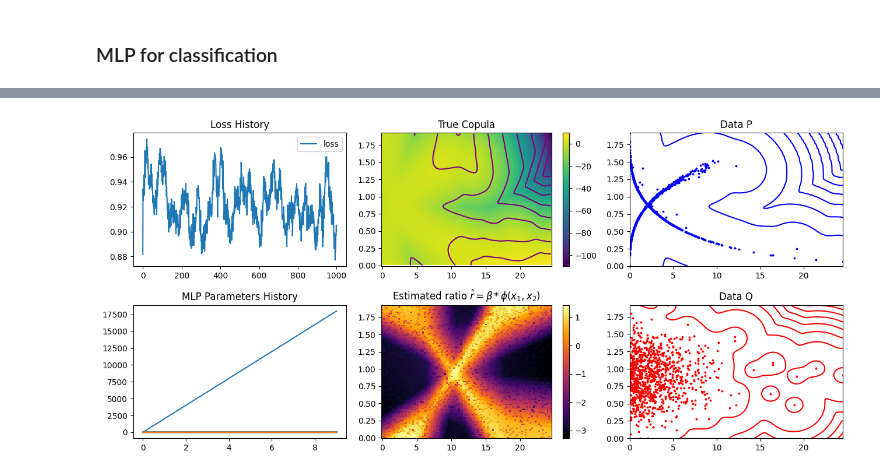
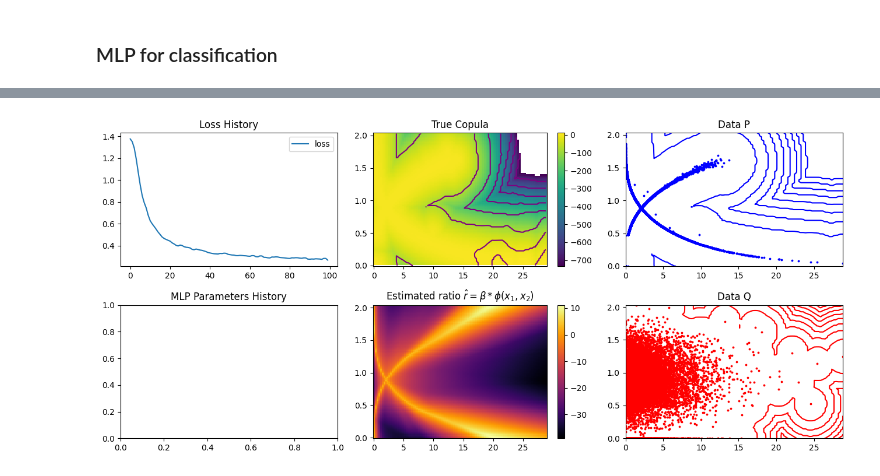
Before and after one commit to Huk-David/Ratio-Copula, a Jupyter notebook: Copula by Ratio Estimation/first_test.ipynb, the cells around one changed output, grey strips where cells are left out. Cells and saved outputs as stored; diff of their text form; code cells hidden in the pictures.

Commit message:
code working on simple examples

```diff
--- a/Copula by Ratio Estimation/first_test.ipynb
+++ b/Copula by Ratio Estimation/first_test.ipynb
@@ -101,5 +116,5 @@ plt.show()
 # %%
-def log_ratio(theta, data):
+def log_ratio(theta, data, ):
   '''
   Vectorized version of a regression r = theta_0 + theta_1*x1 + theta_2*x2 + theta_3*x1^2 + theta_4*x2^2 + theta_5*x1*x2
   theta : regression coefficients (n_theta*1)
@@ -420,6 +578,6 @@ class MLP(nn.Module):
 # %%
-mlp = MLP(2, 30, 1)
+gaussian_model = MLP(2, 100, 1)
 data_p_norm = torch.tensor(scs.multivariate_normal.rvs(mean = [0,0], cov = [[1,0.97],[0.97,1]], size = 5000))
 data_q_norm = torch.tensor([np.random.permutation(data_p_norm[:,0]),np.random.permutation(data_p_norm[:,1])]).T
-mlp.train(data_p_norm, data_q_norm, steps=1000000, learning_rate=0.005, verbose=True)
+gaussian_model.train_simple(data_p_norm, data_q_norm, steps=100, learning_rate=0.0002, weight_decay=0.0005, permute=True, verbose=True, patience=5000)
 # %% [output]
@@ -440,13 +608,13 @@ mu = torch.zeros(2)  # mean
 cov = torch.tensor([[1,0.97],[0.97,1]])  # covariance matrix, identity matrix indicates independence
 
 # Create grid and multivariate normal
-x = torch.linspace(mlp.data_p.min(),mlp.data_p.max(),100)
+x = torch.linspace(gaussian_model.data_p.min(),gaussian_model.data_p.max(),100)
 y = x
 X, Y = torch.meshgrid(x, y)
 pos = torch.empty(X.shape + (2,))
 pos[:, :, 0] = X; pos[:, :, 1] = Y
 with torch.no_grad():
-    ratio = mlp.forward(torch.tensor(np.vstack([X.ravel(), Y.ravel()]).T).float()).detach().numpy()
+    ratio = gaussian_model.forward_simple(torch.tensor(np.vstack([X.ravel(), Y.ravel()]).T).float()).detach().numpy()
 rv = MultivariateNormal(mu, cov)
 rv_ind = MultivariateNormal(torch.zeros(2), torch.eye(2))
 # Make a 2D contour plot
@@ -456,7 +624,7 @@ plt.contour(X.numpy(), Y.numpy(),ratio.reshape(100,100), cmap='inferno')
 plt.colorbar()
 plt.show()
 with torch.no_grad():
-    ratio = mlp.forward(torch.tensor(np.vstack([X.ravel(), Y.ravel()]).T).float()).detach().numpy()
+    ratio = gaussian_model.forward_simple(torch.tensor(np.vstack([X.ravel(), Y.ravel()]).T).float()).detach().numpy()
 plt.pcolormesh(X.numpy(), Y.numpy(),ratio.reshape(100,100), cmap='inferno')
 plt.colorbar()
 
@@ -526,0 +712,12 @@ MLP parameters:  [ 1.56347260e-16 -5.51971465e-42 -1.65796969e-02 -5.38328709e-0
+# %%
+mlp_Clayton = MLP(2, 100, 1)
+data_p = torch.tensor(np.column_stack((transformed_samples_1,transformed_samples_2)))
+data_q = torch.tensor([np.random.permutation(data_p[:,0]),np.random.permutation(data_p[:,1])]).T
+data_p.requires_grad = False
+data_q.requires_grad = False
+mlp_Clayton.train_simple(data_p, data_q, steps=100, learning_rate=0.0002, weight_decay=0.0005, permute=True, verbose=True, patience=5000)
+'''
+gaussian_model = MLP(2, 100, 1)
+data_p_norm = torch.tensor(scs.multivariate_normal.rvs(mean = [0,0], cov = [[1,0.97],[0.97,1]], size = 5000))
+data_q_norm = torch.tensor([np.random.permutation(data_p[:,0]),np.random.permutation(data_p[:,1])]).T
+gaussian_model.train_simple(data_p_norm, data_q_norm, steps=100, learning_rate=0.0002, weight_decay=0.0005, permute=True, verbose=True, patience=5000)'''
@@ -533,51 +749,53 @@ fig, axs = plt.subplots(2, 3, figsize=(13, 6))
 
 # Plot loss history in the first cell
 #axs[0, 0].plot(loss_history_mlp[-500:], label='loss')
-axs[0, 0].plot(mlp2.loss_history[-1000:], label='loss')
+axs[0, 0].plot(mlp_Clayton.loss_history, label='loss')
 axs[0, 0].legend(['loss'])
 axs[0, 0].set_title('Loss History')
 
 # Plot MLP parameters history in the second cell
-params_history_mlp_transposed = np.array(mlp2.param_history).T # Transpose the array so that each row corresponds to a different parameter
-for i, param_history in enumerate(params_history_mlp_transposed):
-    axs[1, 0].plot(param_history, label=f'param_{i}')
+params_history_mlp_transposed = np.array(mlp_Clayton.param_history).T # Transpose the array so that each row corresponds to a different parameter
+#for i, param_history in enumerate(params_history_mlp_transposed):
+#    axs[1, 0].plot(param_history, label=f'param_{i}')
 axs[1, 0].set_title('MLP Parameters History')
 
 # Plot true copula in the third cell
-kde = gaussian_kde(np.vstack([transformed_samples_1, transformed_samples_2]))
+kde_bw = 0.1
+kde = gaussian_kde(np.vstack([transformed_samples_1, transformed_samples_2]), bw_method=kde_bw)
+kde_p = gaussian_kde(data_p.T, bw_method=kde_bw)
+kde_q = gaussian_kde(data_q.T, bw_method=kde_bw)
 x_grid = np.linspace(min(transformed_samples_1), max(transformed_samples_1), 100)
 y_grid = np.linspace(min(transformed_samples_2), max(transformed_samples_2), 100)
 X, Y = np.meshgrid(x_grid, y_grid)
 Z1 = np.log(kde(np.vstack([X.ravel(), Y.ravel()])))
 Z2 = gamma(a=1,scale=3).logpdf(np.vstack([X.ravel(), Y.ravel()])[0]) + weibull_min(c=3).logpdf(np.vstack([X.ravel(), Y.ravel()])[1])
 Z = np.reshape(Z1 - Z2, X.shape)
 pcm = axs[0, 1].pcolormesh(X, Y, Z,  rasterized=True)
 fig.colorbar(pcm, ax=axs[0, 1])
 axs[0, 1].contour(X, Y, Z_p/Z_q,norm=LogNorm(), colors='purple')
 axs[0, 1].set_title('True Copula')
 
 # Plot of ratio in the fourth cell
 with torch.no_grad():
-    ratio = mlp2.forward(torch.tensor(np.vstack([X.ravel(), Y.ravel()]).T).float()).detach().numpy()
+    ratio = mlp_Clayton.forward_simple(torch.tensor(np.vstack([X.ravel(), Y.ravel()]).T).float()).detach().numpy()
 #ratio = log_ratio(theta, data=torch.tensor(np.vstack([X.ravel(), Y.ravel()]).T)).detach().numpy()
-cfm = axs[1, 1].pcolormesh(X, Y,ratio.reshape(100,100), cmap='inferno')
+cfm = axs[1, 1].pcolormesh(X, Y, ratio.reshape(100,100), cmap='inferno')
 fig.colorbar(cfm, ax=axs[1, 1])
 axs[1, 1].set_title(r'Estimated ratio $\hat{r}=\beta *\phi(x_1,x_2)$')
 
 
 # Plot data_p and data_q in the fifth and sixth cells
-kde_p = gaussian_kde(data_p.T)
-kde_q = gaussian_kde(data_q.T)
 Z_p = np.reshape(kde_p(np.vstack([X.ravel(), Y.ravel()])), X.shape)
 Z_q = np.reshape(kde_q(np.vstack([X.ravel(), Y.ravel()])), X.shape)
 axs[0, 2].scatter(data_p[:,0],data_p[:,1], s=3, color='blue', label='data_p')
 axs[0, 2].contour(X, Y, Z_p,norm=LogNorm(), colors='blue')
 axs[0, 2].set_title('Data P')
 axs[1, 2].scatter(data_q[:,0],data_q[:,1], s=3, color='red', label='data_q')
 axs[1, 2].contour(X, Y, Z_q,norm=LogNorm(), colors='red')
 axs[1, 2].set_title('Data Q')
 
+
 plt.tight_layout()
 plt.show()
 # %% [output]
-[figure, old version]
+[figure, new version]
```
Also changed, not shown: parts of 21 cells of this notebook, 6 other files.
